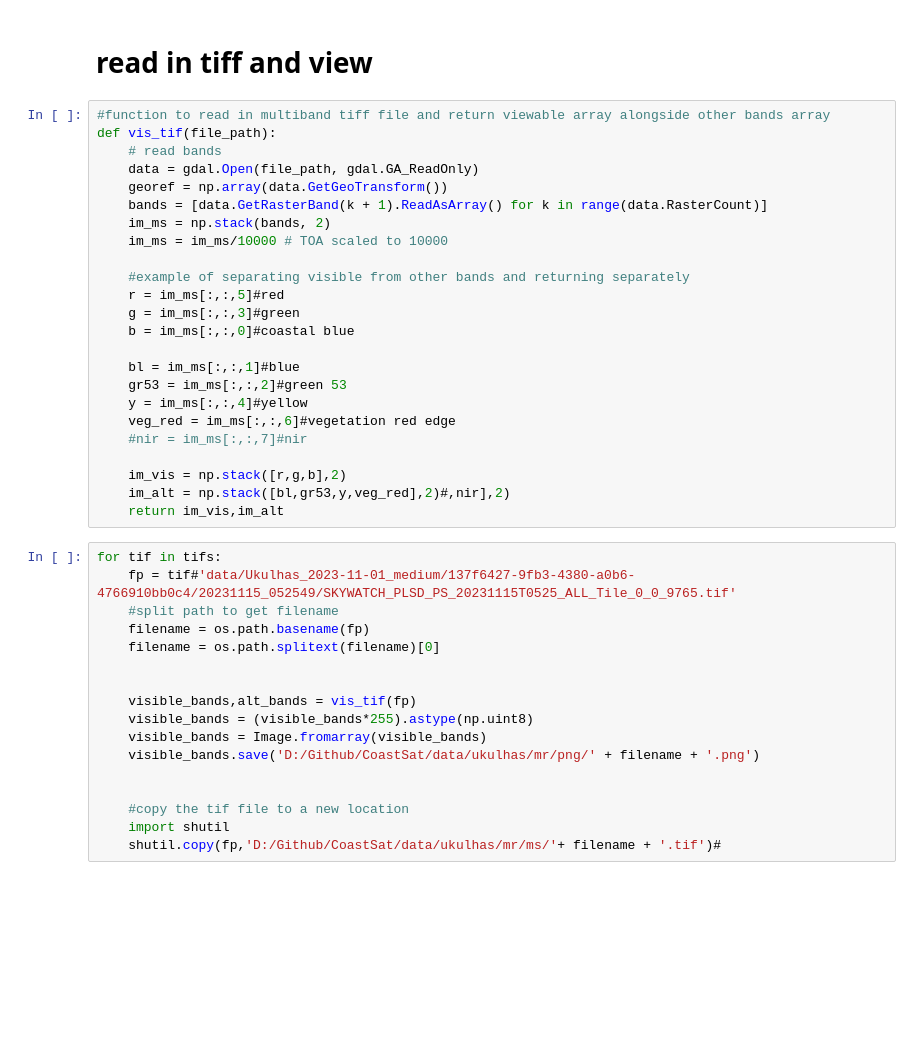
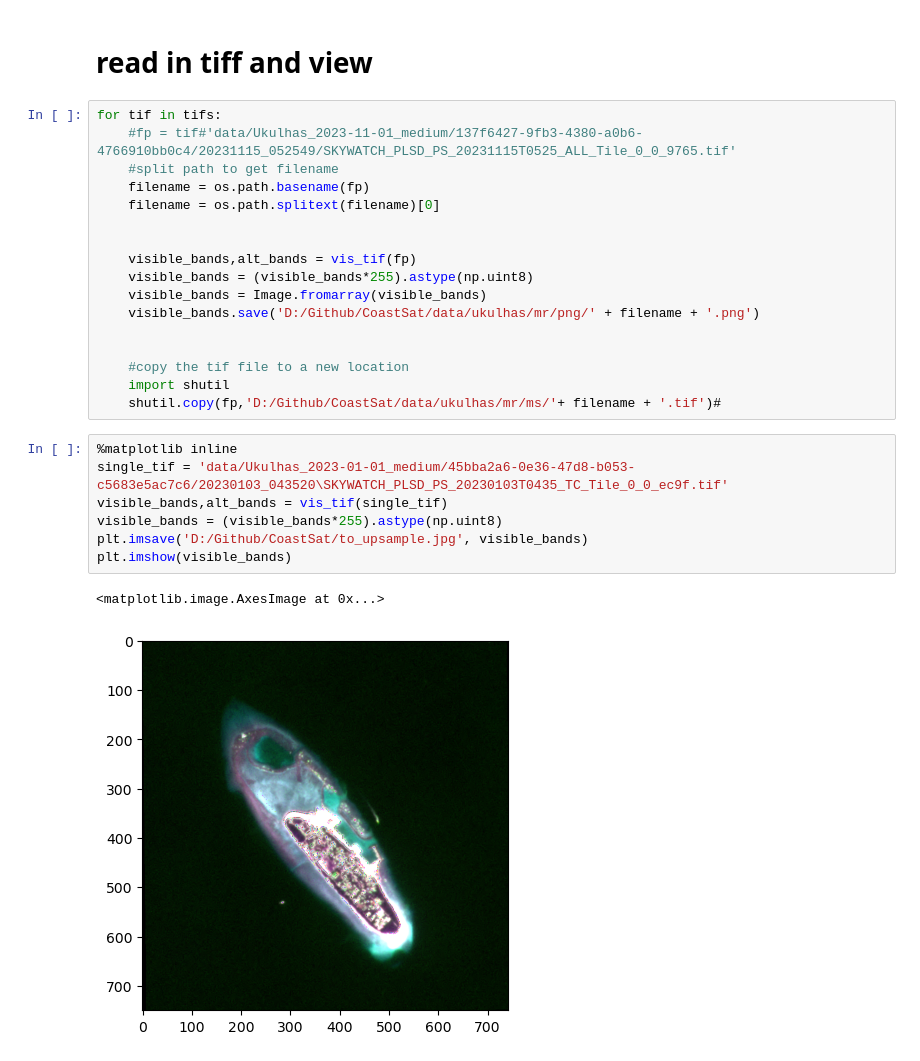
Before and after one commit to Wzesk/CoastSat, a Jupyter notebook: process_tifs.ipynb, the cells around one changed output. Drawn from its saved outputs; the diff is of its cells as text; blank space fills up the shorter version.

```diff
--- a/process_tifs.ipynb
+++ b/process_tifs.ipynb
@@ -52,33 +65,9 @@ for subd in subds:
     tifs.extend(get_tif_files(subd))
 # %% [markdown]
 # read in tiff and view
-# %%
-#function to read in multiband tiff file and return viewable array alongside other bands array
-def vis_tif(file_path):
-    # read bands
-    data = gdal.Open(file_path, gdal.GA_ReadOnly)
-    georef = np.array(data.GetGeoTransform())
-    bands = [data.GetRasterBand(k + 1).ReadAsArray() for k in range(data.RasterCount)]
-    im_ms = np.stack(bands, 2)
-    im_ms = im_ms/10000 # TOA scaled to 10000
-
-    #example of separating visible from other bands and returning separately
-    r = im_ms[:,:,5]#red
-    g = im_ms[:,:,3]#green
-    b = im_ms[:,:,0]#coastal blue
-
-    bl = im_ms[:,:,1]#blue
-    gr53 = im_ms[:,:,2]#green 53
-    y = im_ms[:,:,4]#yellow
-    veg_red = im_ms[:,:,6]#vegetation red edge
-    #nir = im_ms[:,:,7]#nir
-
-    im_vis = np.stack([r,g,b],2)
-    im_alt = np.stack([bl,gr53,y,veg_red],2)#,nir],2)
-    return im_vis,im_alt
 # %%
 for tif in tifs:
-    fp = tif#'data/Ukulhas_2023-11-01_medium/137f6427-9fb3-4380-a0b6-4766910bb0c4/20231115_052549/SKYWATCH_PLSD_PS_20231115T0525_ALL_Tile_0_0_9765.tif'
+    #fp = tif#'data/Ukulhas_2023-11-01_medium/137f6427-9fb3-4380-a0b6-4766910bb0c4/20231115_052549/SKYWATCH_PLSD_PS_20231115T0525_ALL_Tile_0_0_9765.tif'
     #split path to get filename
     filename = os.path.basename(fp)
     filename = os.path.splitext(filename)[0]
@@ -93,3 +82,13 @@ for tif in tifs:
     #copy the tif file to a new location
     import shutil
     shutil.copy(fp,'D:/Github/CoastSat/data/ukulhas/mr/ms/'+ filename + '.tif')#
+# %%
+%matplotlib inline
+single_tif = 'data/Ukulhas_2023-01-01_medium/45bba2a6-0e36-47d8-b053-c5683e5ac7c6/20230103_043520\SKYWATCH_PLSD_PS_20230103T0435_TC_Tile_0_0_ec9f.tif'
+visible_bands,alt_bands = vis_tif(single_tif)
+visible_bands = (visible_bands*255).astype(np.uint8)
+plt.imsave('D:/Github/CoastSat/to_upsample.jpg', visible_bands)
+plt.imshow(visible_bands)
+# %% [output]
+<matplotlib.image.AxesImage at 0x...>
+[figure, added]
```
Also changed, not shown: parts of 2 cells of this notebook, 10 other files.
